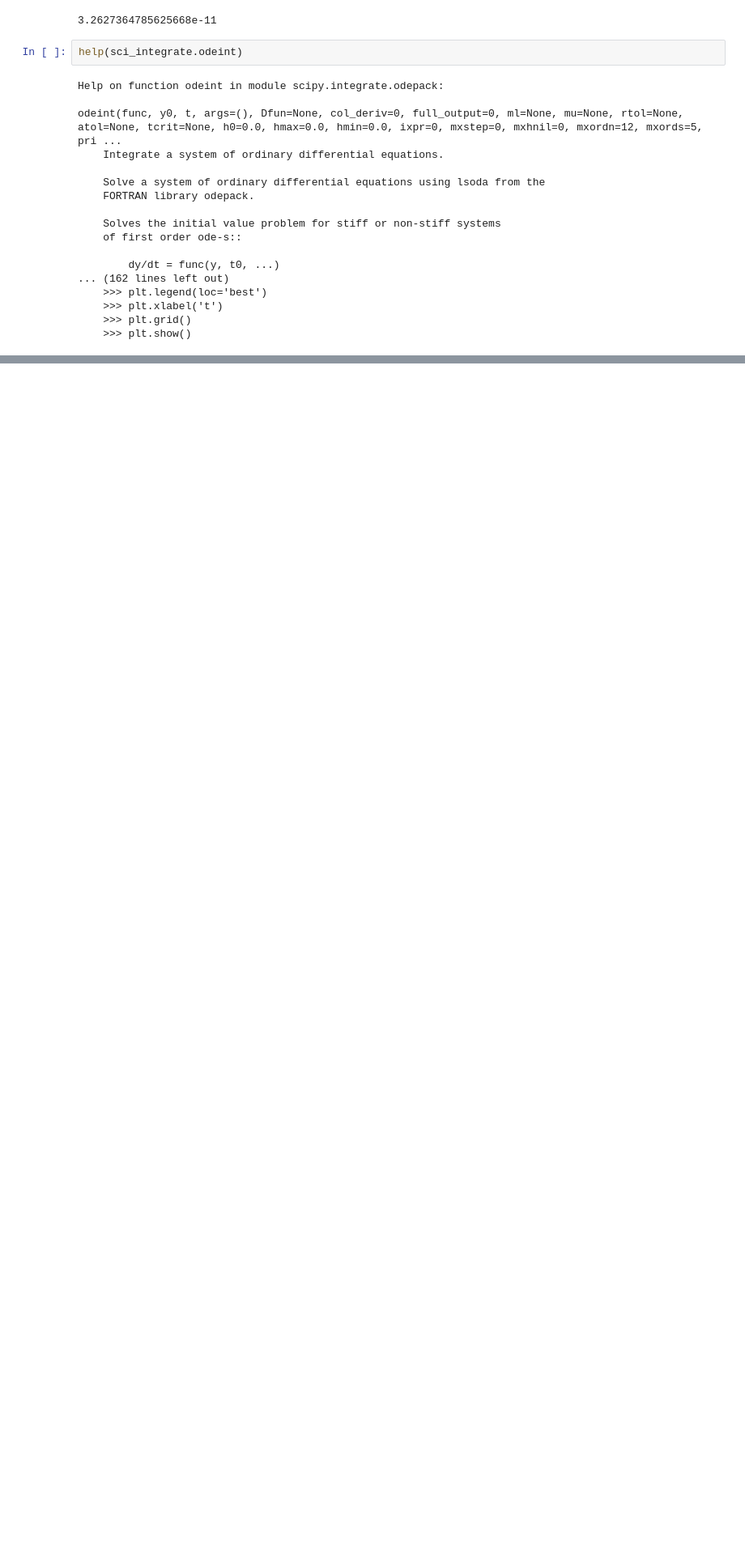
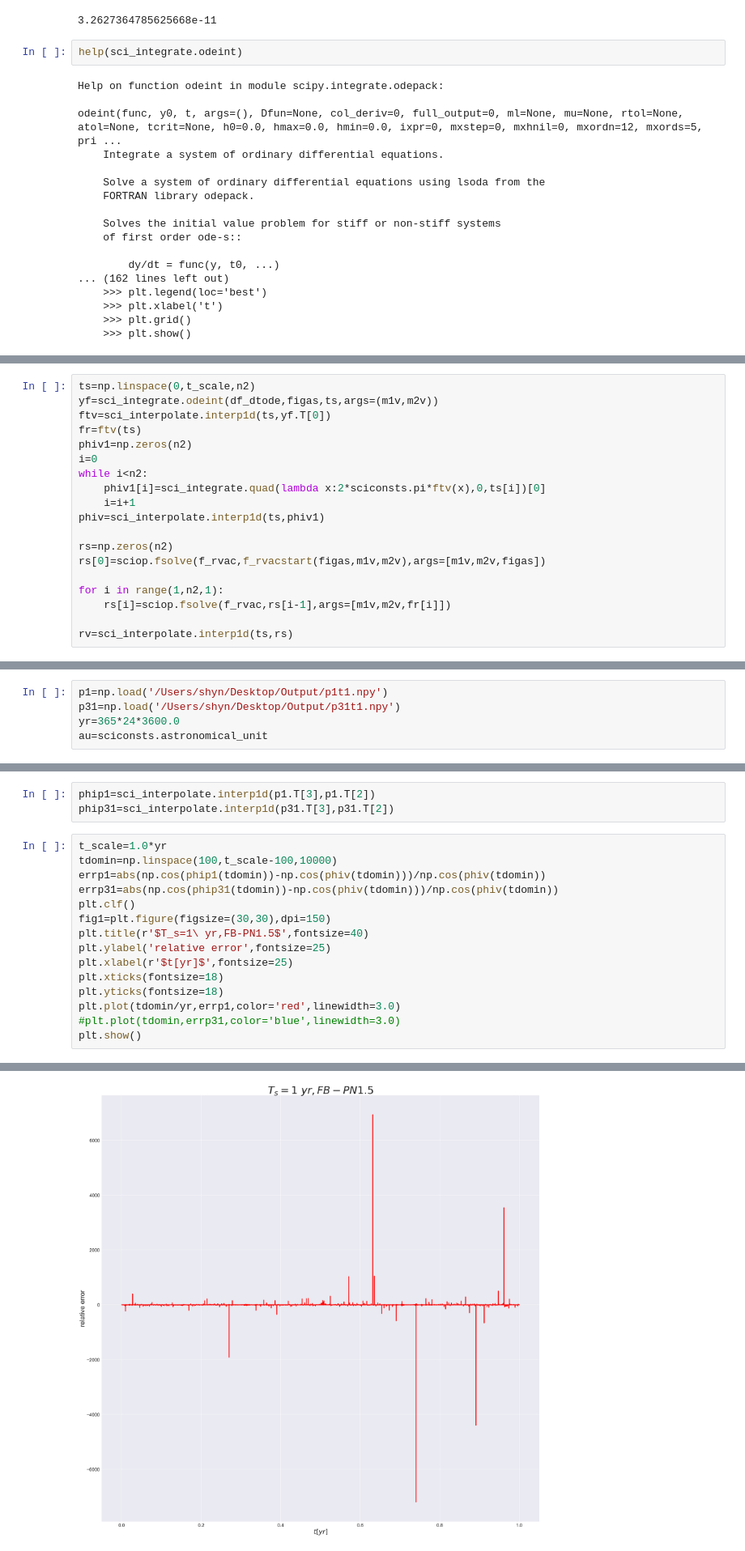
Before and after one commit to shanzhoupeng/GW-simu, a Jupyter notebook: notebook/dataconfirm.ipynb, the cells around one changed output, grey strips where cells are left out. Shown: that part at 81% size. Cells and saved outputs as stored; diff of their text form; blank space fills up the shorter version.

```diff
--- a/notebook/dataconfirm.ipynb
+++ b/notebook/dataconfirm.ipynb
@@ -261,0 +398,19 @@ odeint(func, y0, t, args=(), Dfun=None, col_deriv=0, full_output=0, ml=None, mu=
+# %%
+ts=np.linspace(0,t_scale,n2)
+yf=sci_integrate.odeint(df_dtode,figas,ts,args=(m1v,m2v))
+ftv=sci_interpolate.interp1d(ts,yf.T[0])
+fr=ftv(ts)
+phiv1=np.zeros(n2)
+i=0
+while i<n2:
+    phiv1[i]=sci_integrate.quad(lambda x:2*sciconsts.pi*ftv(x),0,ts[i])[0]
+    i=i+1
+phiv=sci_interpolate.interp1d(ts,phiv1)
+
+rs=np.zeros(n2)
+rs[0]=sciop.fsolve(f_rvac,f_rvacstart(figas,m1v,m2v),args=[m1v,m2v,figas])
+
+for i in range(1,n2,1):
+    rs[i]=sciop.fsolve(f_rvac,rs[i-1],args=[m1v,m2v,fr[i]])
+
+rv=sci_interpolate.interp1d(ts,rs)
@@ -261,0 +421,5 @@ odeint(func, y0, t, args=(), Dfun=None, col_deriv=0, full_output=0, ml=None, mu=
+# %%
+p1=np.load('/Users/shyn/Desktop/Output/p1t1.npy')
+p31=np.load('/Users/shyn/Desktop/Output/p31t1.npy')
+yr=365*24*3600.0
+au=sciconsts.astronomical_unit
@@ -261,0 +444,19 @@ odeint(func, y0, t, args=(), Dfun=None, col_deriv=0, full_output=0, ml=None, mu=
+# %%
+phip1=sci_interpolate.interp1d(p1.T[3],p1.T[2])
+phip31=sci_interpolate.interp1d(p31.T[3],p31.T[2])
+# %%
+t_scale=1.0*yr
+tdomin=np.linspace(100,t_scale-100,10000)
+errp1=abs(np.cos(phip1(tdomin))-np.cos(phiv(tdomin)))/np.cos(phiv(tdomin))
+errp31=abs(np.cos(phip31(tdomin))-np.cos(phiv(tdomin)))/np.cos(phiv(tdomin))
+plt.clf()
+fig1=plt.figure(figsize=(30,30),dpi=150)
+plt.title(r'$T_s=1\ yr,FB-PN1.5$',fontsize=40)
+plt.ylabel('relative error',fontsize=25)
+plt.xlabel(r'$t[yr]$',fontsize=25)
+plt.xticks(fontsize=18)
+plt.yticks(fontsize=18)
+plt.plot(tdomin/yr,errp1,color='red',linewidth=3.0)
+#plt.plot(tdomin,errp31,color='blue',linewidth=3.0)
+plt.show()
+# %% [output]
@@ -261,0 +464 @@ odeint(func, y0, t, args=(), Dfun=None, col_deriv=0, full_output=0, ml=None, mu=
+[figure, added]
```
Also changed, not shown: parts of 18 cells of this notebook, 5 other files.
